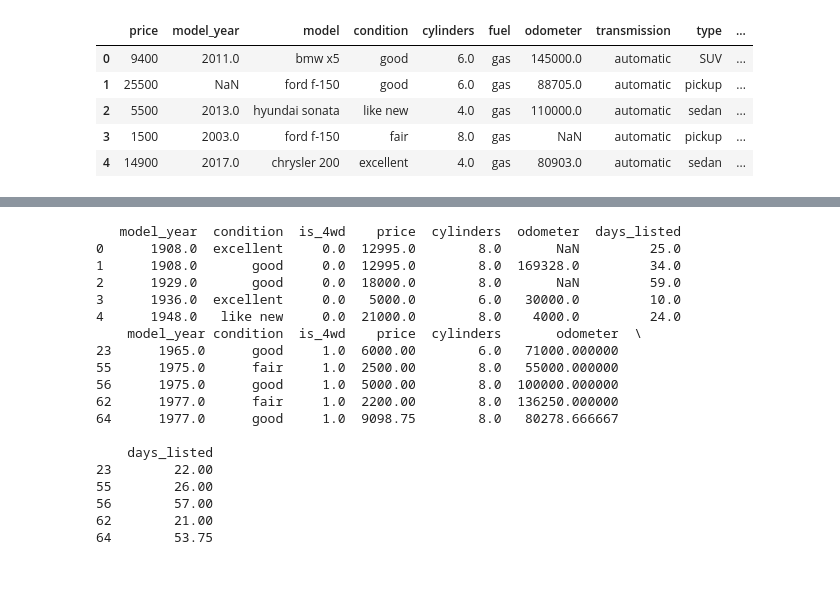
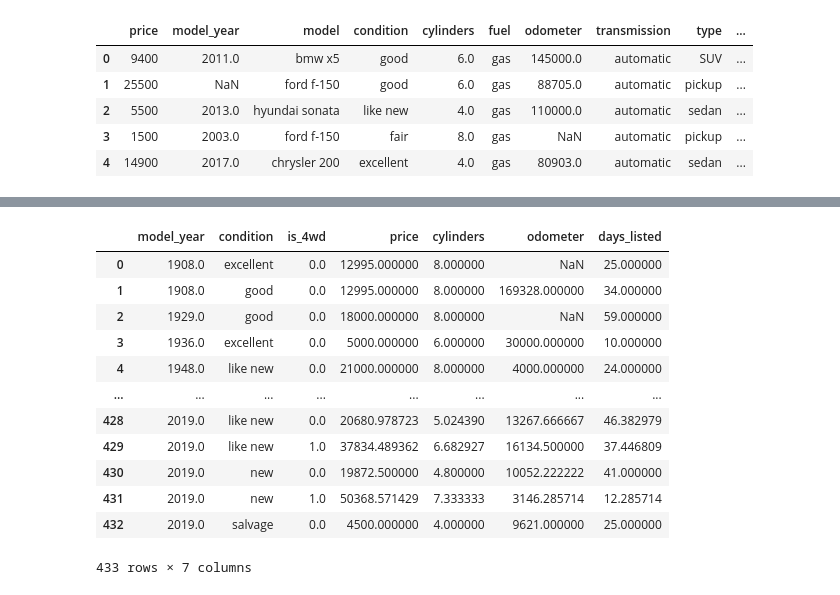
Before and after one commit to leo11223/Project4, a Jupyter notebook: notebook/EDA.ipynb, the cells around one changed output, grey strips where cells are left out. Drawn from its saved outputs; the diff is of its cells as text; code cells hidden in the pictures.

```diff
--- a/notebook/EDA.ipynb
+++ b/notebook/EDA.ipynb
@@ -95,31 +95,23 @@ fig.show()
 st.write(fig)
 # %%
 #Data prep
-df_year_price = df.groupby(['model_year','condition','is_4wd']).mean('price')
+df_year_price = df.groupby(['model_year', 'condition', 'is_4wd']).mean('price')
 df_year_price = df_year_price.reset_index()
-print(df_year_price.head())
-df_year_price2 = df_year_price.loc[df_year_price['is_4wd'] == 1]
-print(df_year_price2.head())
+display(df_year_price)
 # %% [output]
+|  | model_year | condition | is_4wd | price | cylinders | odometer | days_listed |
+| 0 | 1908.0 | excellent | 0.0 | 12995.000000 | 8.000000 | NaN | 25.000000 |
+| 1 | 1908.0 | good | 0.0 | 12995.000000 | 8.000000 | 169328.000000 | 34.000000 |
+| 2 | 1929.0 | good | 0.0 | 18000.000000 | 8.000000 | NaN | 59.000000 |
+| 3 | 1936.0 | excellent | 0.0 | 5000.000000 | 6.000000 | 30000.000000 | 10.000000 |
+| 4 | 1948.0 | like new | 0.0 | 21000.000000 | 8.000000 | 4000.000000 | 24.000000 |
+| ... | ... | ... | ... | ... | ... | ... | ... |
+| 428 | 2019.0 | like new | 0.0 | 20680.978723 | 5.024390 | 13267.666667 | 46.382979 |
+| 429 | 2019.0 | like new | 1.0 | 37834.489362 | 6.682927 | 16134.500000 | 37.446809 |
+| 430 | 2019.0 | new | 0.0 | 19872.500000 | 4.800000 | 10052.222222 | 41.000000 |
+| 431 | 2019.0 | new | 1.0 | 50368.571429 | 7.333333 | 3146.285714 | 12.285714 |
+| 432 | 2019.0 | salvage | 0.0 | 4500.000000 | 4.000000 | 9621.000000 | 25.000000 |
-   model_year  condition  is_4wd    price  cylinders  odometer  days_listed
-0      1908.0  excellent     0.0  12995.0        8.0       NaN         25.0
-1      1908.0       good     0.0  12995.0        8.0  169328.0         34.0
-2      1929.0       good     0.0  18000.0        8.0       NaN         59.0
-3      1936.0  excellent     0.0   5000.0        6.0   30000.0         10.0
-4      1948.0   like new     0.0  21000.0        8.0    4000.0         24.0
-    model_year condition  is_4wd    price  cylinders       odometer  \
-23      1965.0      good     1.0  6000.00        6.0   71000.000000
-55      1975.0      fair     1.0  2500.00        8.0   55000.000000
-56      1975.0      good     1.0  5000.00        8.0  100000.000000
-62      1977.0      fair     1.0  2200.00        8.0  136250.000000
-64      1977.0      good     1.0  9098.75        8.0   80278.666667
-
-    days_listed
-23        22.00
-55        26.00
-56        57.00
-62        21.00
-64        53.75
+433 rows × 7 columns
 # %%
 #Header for the graph
 st.header('Model Year and Price')
```
Also changed, not shown: parts of 1 cell of this notebook, 1 other file.
